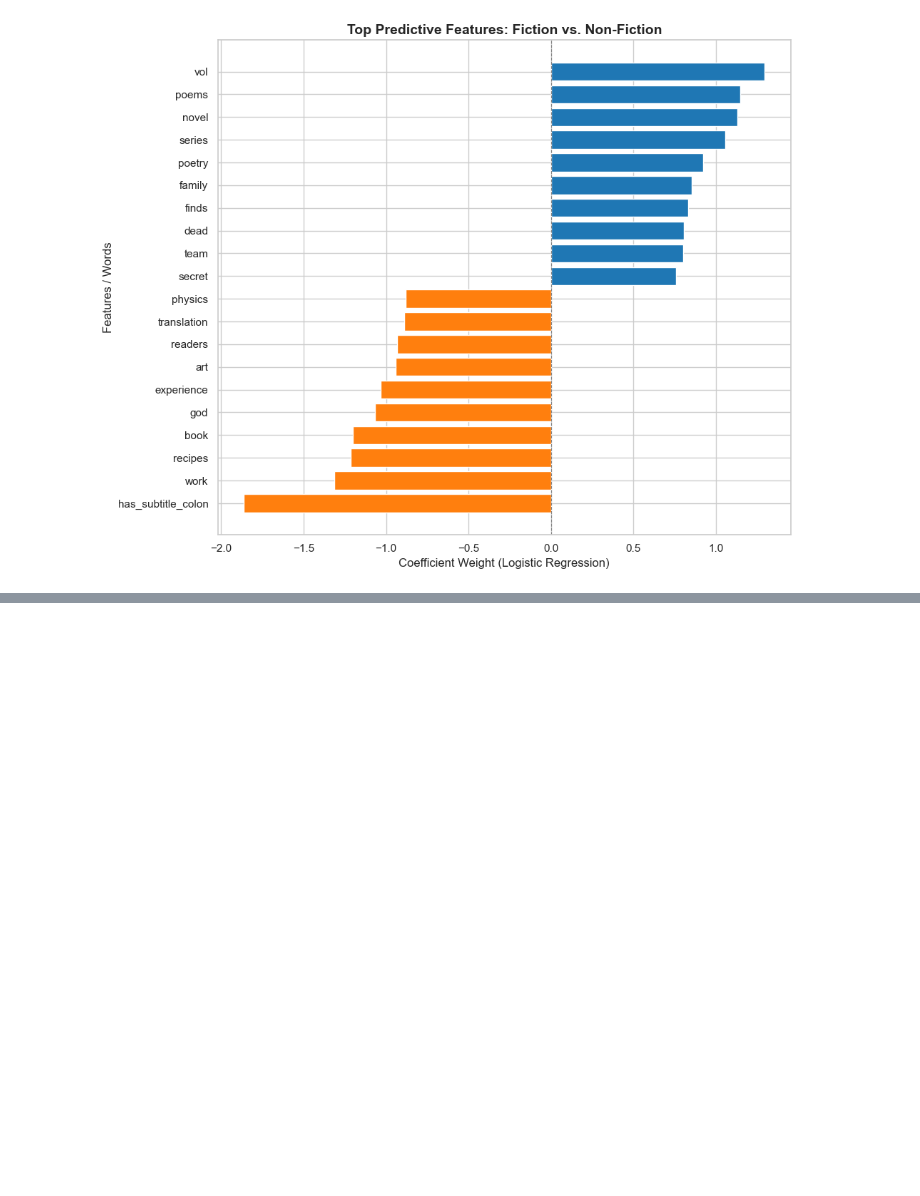
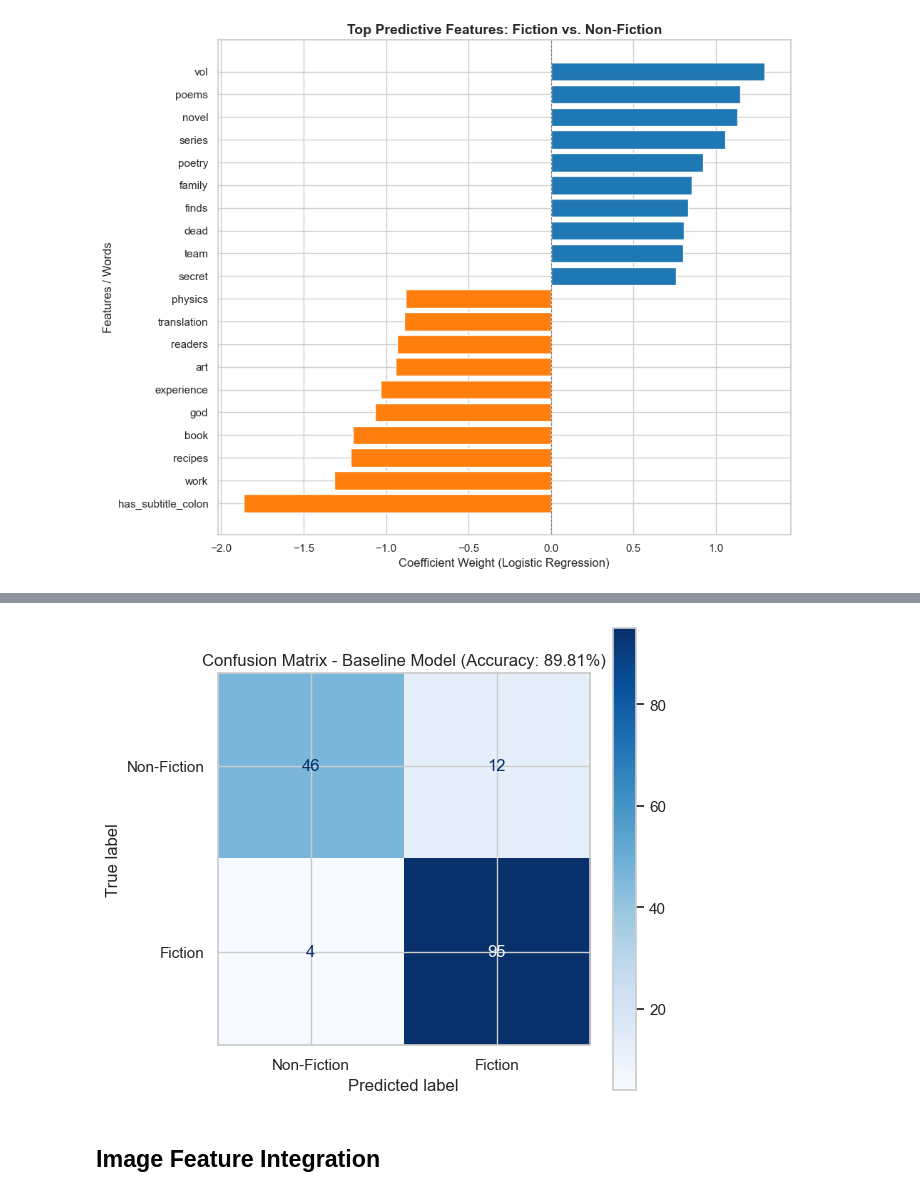
Before and after one commit to Bilas-Halder/Data_Science_Course_Project, a Jupyter notebook: Classification.ipynb, the cells around one changed output, grey strips where cells are left out. Saved outputs shown, nothing was run; the diff lists cells and outputs as text; code cells hidden in the pictures; blank space fills up the shorter version.

Commit message:
Model Optimization and Image Feature Integration

```diff
--- a/Classification.ipynb
+++ b/Classification.ipynb
@@ -608,0 +639,19 @@ plt.show()
+# %%
+param_grid_svc = {
+    'C': [0.001, 0.01, 0.1, 1.0, 10.0],
+    'class_weight': ['balanced'],
+    'loss': ['hinge', 'squared_hinge']
+}
+
+grid_svc = GridSearchCV(
+    LinearSVC(max_iter=10000, random_state=42),
+    param_grid_svc,
+    cv=5,
+    scoring='accuracy',
+    n_jobs=-1
+)
+
+grid_svc.fit(X_train, y_train)
+
+print(f"Best LinearSVC Parameters: {grid_svc.best_params_}")
+print(f"Best Cross-Validation Accuracy: {grid_svc.best_score_ * 100:.2f}%")
@@ -608,0 +684,18 @@ plt.show()
+# %%
+# Automatically selecting the best model found across all grid searches
+best_models = {'Logistic Regression': grid_lr, 'LinearSVC': grid_svc, 'Random Forest': grid_rf}
+best_name = max(best_models, key=lambda k: best_models[k].best_score_)
+final_model = best_models[best_name].best_estimator_
+
+# SVC and Random forest is simmilar in the Grid CV but SVC outperform when trained of full test data
+final_model = grid_svc.best_estimator_
+
+print(f"Best Model: LinearSVC\n")
+
+# Predict on test set
+y_pred = final_model.predict(X_test)
+final_accuracy = accuracy_score(y_test, y_pred) * 100
+
+print(f"Final Test Set Accuracy: {final_accuracy:.2f}%\n")
+print("Classification Report:")
+print(classification_report(y_test, y_pred, target_names=['Non-Fiction', 'Fiction']))
@@ -608,0 +716,12 @@ plt.show()
+# %%
+# Plot Confusion Matrix
+fig, ax = plt.subplots(figsize=(6, 6))
+cm = confusion_matrix(y_test, y_pred)
+disp = ConfusionMatrixDisplay(confusion_matrix=cm, display_labels=['Non-Fiction', 'Fiction'])
+disp.plot(cmap=plt.cm.Blues, ax=ax, values_format='d')
+plt.title(f'Confusion Matrix - Baseline Model (Accuracy: {final_accuracy:.2f}%)')
+plt.show()
+# %% [output]
+[figure, added]
+# %% [markdown]
+## Image Feature Integration
```
Also changed, not shown: parts of 13 cells of this notebook, 1 other file.
